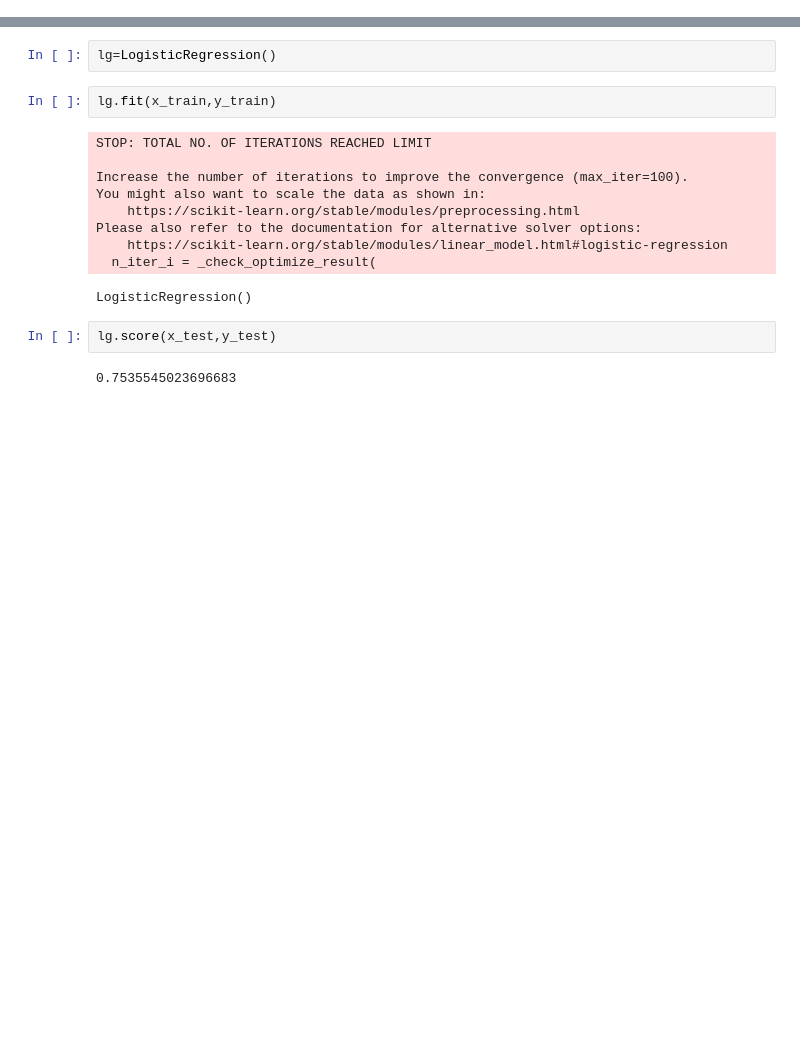
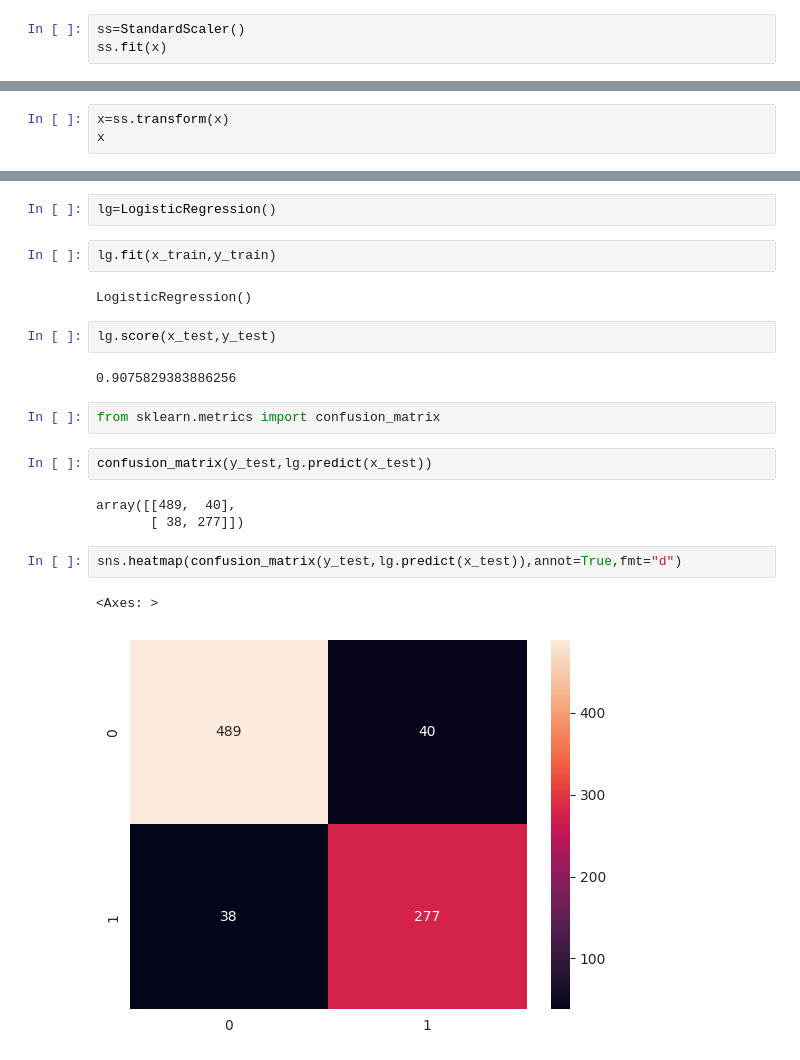
Before and after one commit to HammadAli08/UnSupervied-Learning, a Jupyter notebook: Loan Prediction.ipynb, the cells around one changed output, grey strips where cells are left out. Drawn from its saved outputs; the diff is of its cells as text; blank space fills up the shorter version.

```diff
--- a/Loan Prediction.ipynb
+++ b/Loan Prediction.ipynb
@@ -288,0 +291,3 @@ y=data1[' loan_status']
+# %%
+ss=StandardScaler()
+ss.fit(x)
@@ -288,0 +296,3 @@ y=data1[' loan_status']
+# %%
+x=ss.transform(x)
+x
@@ -297,16 +321,20 @@ lg=LogisticRegression()
 # %%
 lg.fit(x_train,y_train)
 # %% [output]
-STOP: TOTAL NO. OF ITERATIONS REACHED LIMIT
-
-Increase the number of iterations to improve the convergence (max_iter=100).
-You might also want to scale the data as shown in:
-    https://scikit-learn.org/stable/modules/preprocessing.html
-Please also refer to the documentation for alternative solver options:
-    https://scikit-learn.org/stable/modules/linear_model.html#logistic-regression
-  n_iter_i = _check_optimize_result(
+LogisticRegression()
-LogisticRegression()
 # %%
 lg.score(x_test,y_test)
 # %% [output]
-0.7535545023696683
+0.9075829383886256
+# %%
+from sklearn.metrics import confusion_matrix
+# %%
+confusion_matrix(y_test,lg.predict(x_test))
+# %% [output]
+array([[489,  40],
+       [ 38, 277]])
+# %%
+sns.heatmap(confusion_matrix(y_test,lg.predict(x_test)),annot=True,fmt="d")
+# %% [output]
+<Axes: >
+[figure, added]
```
Also changed, not shown: parts of 3 cells of this notebook.
